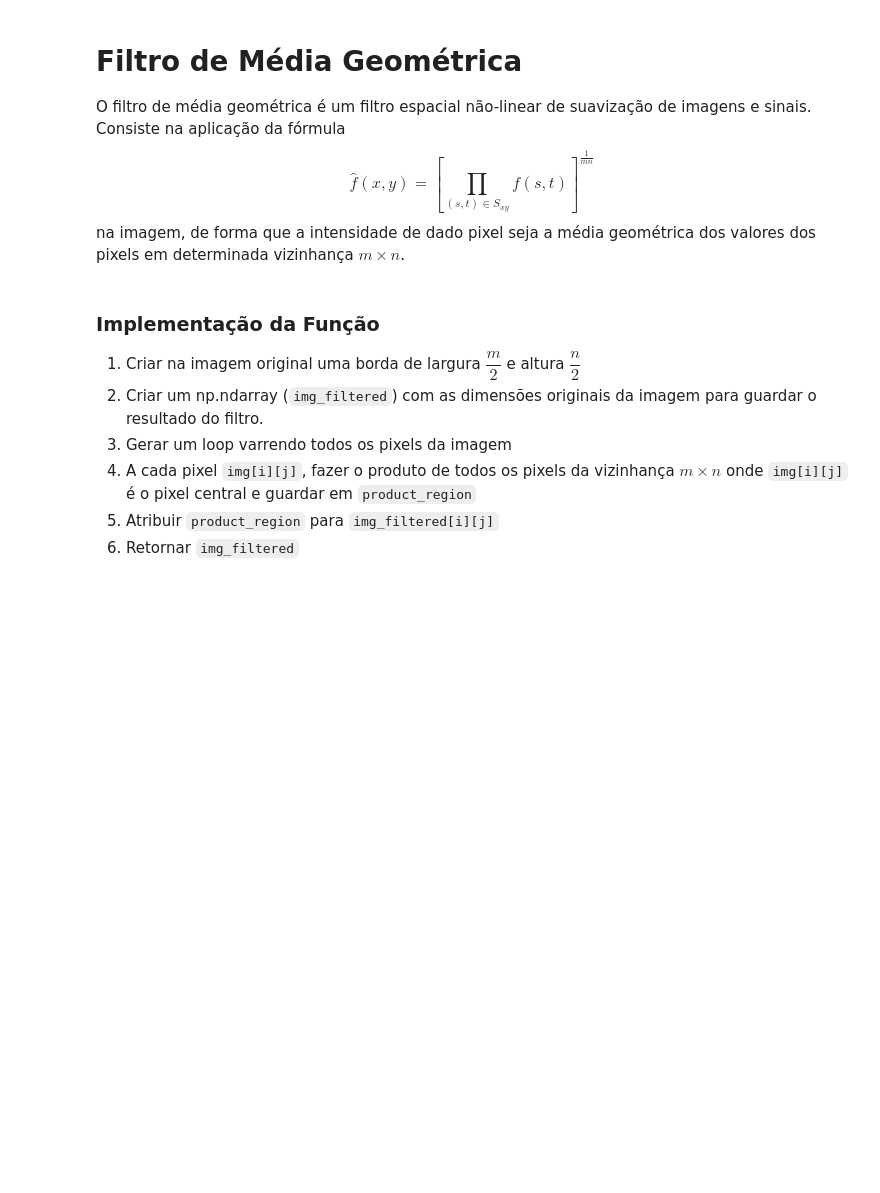
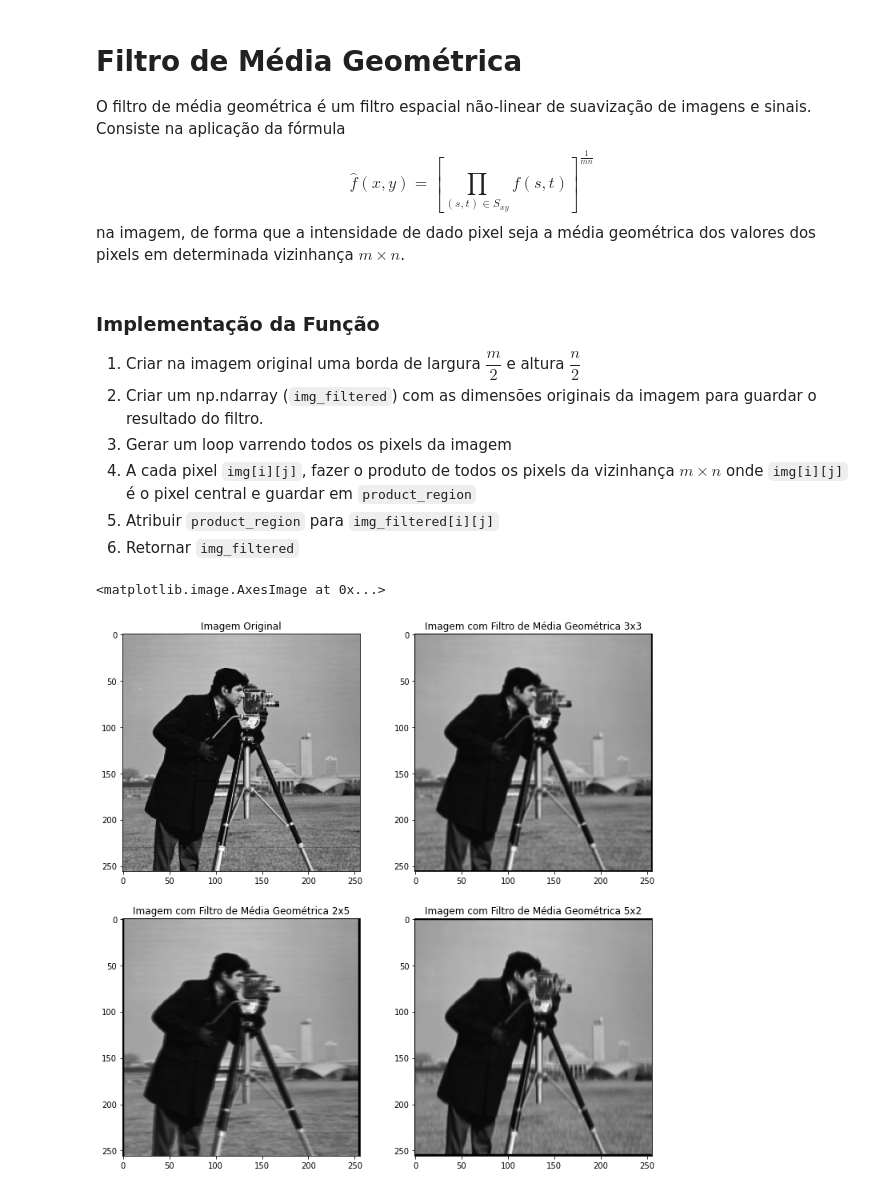
Before and after one commit to joaovicmendes/pdi-trabalho, a Jupyter notebook: Trabalho 1/src/Trabalho 1 – Filtros de Suavização Não Lineares.ipynb, the cells around one changed output. Drawn from its saved outputs; the diff is of its cells as text; code cells hidden in the pictures; blank space fills up the shorter version.

```diff
--- a/Trabalho 1/src/Trabalho 1 – Filtros de Suavização Não Lineares.ipynb
+++ b/Trabalho 1/src/Trabalho 1 – Filtros de Suavização Não Lineares.ipynb
@@ -59,4 +59,27 @@ def geometric_mean(img, m, n):
 img = plt.imread('cameraman.tiff')
 
 # Aplicação do filtro de suavização usando média geométrica
-img_smooth = geometric_mean(img, m=3, n=3)
+img_smooth_1 = geometric_mean(img, m=3, n=3)
+img_smooth_2 = geometric_mean(img, m=2, n=5)
+img_smooth_3 = geometric_mean(img, m=5, n=2)
+# %%
+# Apresentação da imagem original e das geradas com os filtros
+plt.figure(figsize=[12, 12])
+plt.subplot(2, 2, 1)
+plt.title("Imagem Original")
+plt.imshow(img, cmap='gray', vmin=0, vmax=255)
+
+plt.subplot(2, 2, 2)
+plt.title("Imagem com Filtro de Média Geométrica 3x3")
+plt.imshow(img_smooth_1, cmap='gray', vmin=0, vmax=255)
+
+plt.subplot(2, 2, 3)
+plt.title("Imagem com Filtro de Média Geométrica 2x5")
+plt.imshow(img_smooth_2, cmap='gray', vmin=0, vmax=255)
+
+plt.subplot(2, 2, 4)
+plt.title("Imagem com Filtro de Média Geométrica 5x2")
+plt.imshow(img_smooth_3, cmap='gray', vmin=0, vmax=255)
+# %% [output]
+<matplotlib.image.AxesImage at 0x...>
+[figure, added]
```
Also changed, not shown: parts of 8 cells of this notebook.
